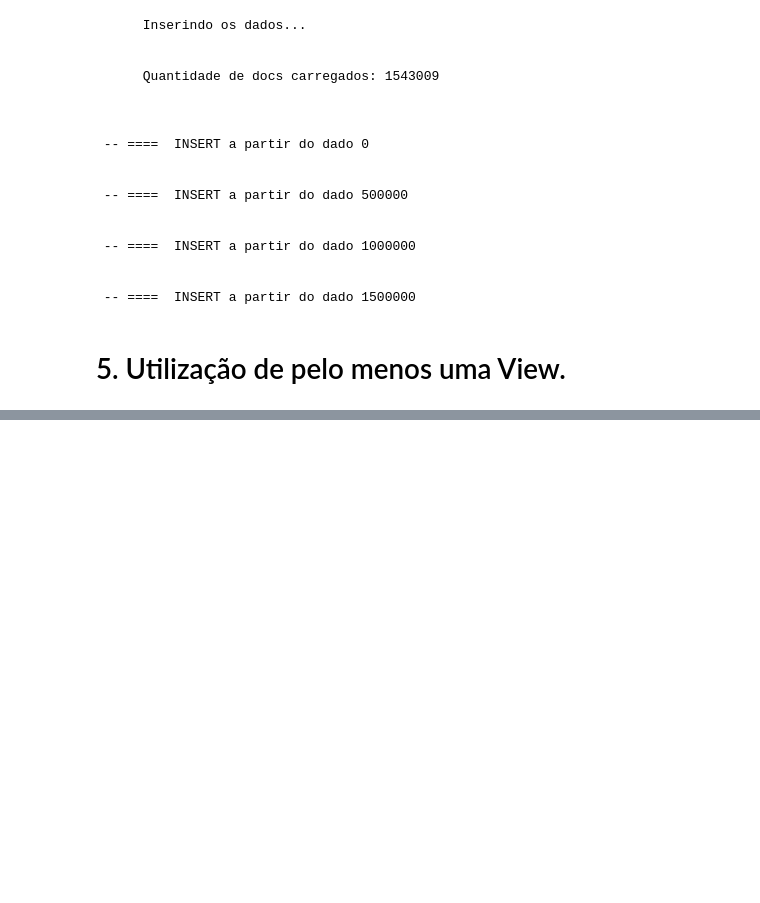
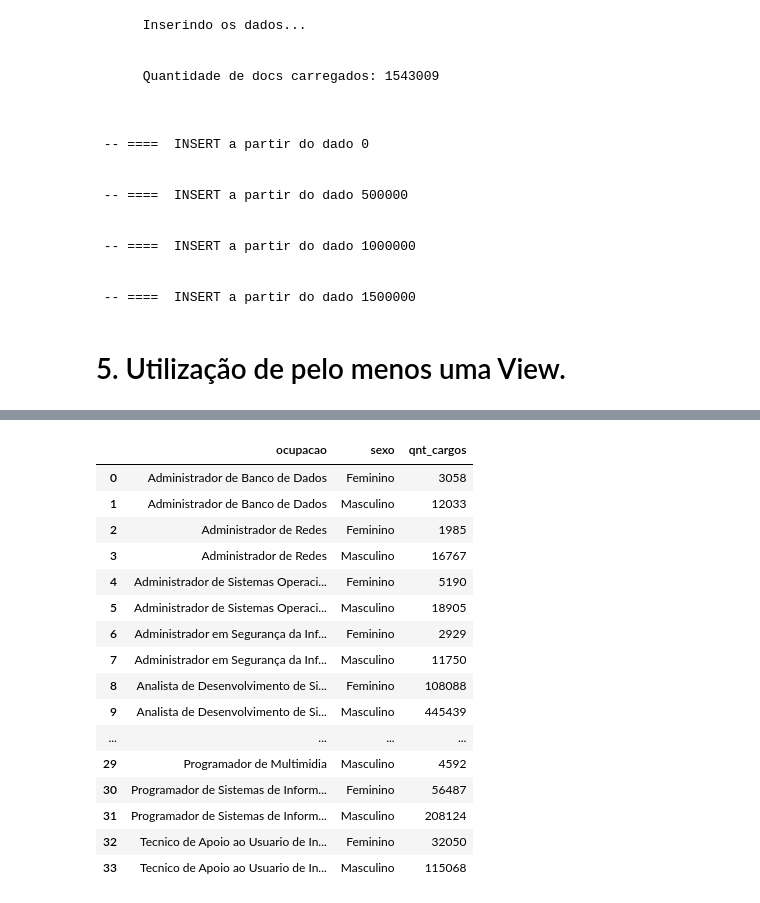
Before and after one commit to celiudos/unb_artigo_mineracao_dados, a Jupyter notebook: src/FBD/projeto_FBD.ipynb, the cells around one changed output, grey strips where cells are left out. Saved outputs shown, nothing was run; the diff lists cells and outputs as text; code cells hidden in the pictures; blank space fills up the shorter version.

Commit message:
feat: finalizada apresentação e projeto FBD

```diff
--- a/src/FBD/projeto_FBD.ipynb
+++ b/src/FBD/projeto_FBD.ipynb
@@ -47,3 +47,29 @@ ____
+# %%
+import mysql.connector
+import warnings
+import base64
+from base64 import b64decode
+from IPython.display import Image, display
+import pandas as pd
+
+# MERMAID: para visualização de Diagramas no Markdown
+def mm(graph, nome_img = "img_mm"):
+  graph = graph.replace("\n", " ")
+  graphbytes = graph.encode("ascii")
+  base64_bytes = base64.b64encode(graphbytes)
+  base64_string = base64_bytes.decode("ascii")
+  url_img = "https://mermaid.ink/img/" + base64_string
+  img_file = Image(url=url_img)
+  display(img_file)
+  # print(url_img)
+
+  # filename = f'./resultado_final/{nome_img}.png'
+
+# Ignorando Warnings do Python
+warnings.filterwarnings("ignore")
+
+# Conecção com o Banco de Dados
+cnx = mysql.connector.connect(user='root', password='root', database='projfbd')
 # %% [markdown]
 # 2. Modelo de dados Relacional
 # %% [markdown]
@@ -429,0 +632,28 @@ Conteúdo de: [querys_sql/CONSULTAS_COMPLEXAS.sql](querys_sql/CONSULTAS_COMPLEXA
+# %%
+pd.read_sql("""
+    SELECT
+        ocupacao,
+        sexo,
+        COUNT(id_ocupacao) as qnt_cargos
+    FROM `VW_EMPREGADO_FULL`
+    GROUP BY id_ocupacao, sexo
+    ORDER BY ocupacao, sexo;
+""", cnx)
+# %% [output]
+|  | ocupacao | sexo | qnt_cargos |
+| 0 | Administrador de Banco de Dados | Feminino | 3058 |
+| 1 | Administrador de Banco de Dados | Masculino | 12033 |
+| 2 | Administrador de Redes | Feminino | 1985 |
+| 3 | Administrador de Redes | Masculino | 16767 |
+| 4 | Administrador de Sistemas Operaci... | Feminino | 5190 |
+| 5 | Administrador de Sistemas Operaci... | Masculino | 18905 |
+| 6 | Administrador em Segurança da Inf... | Feminino | 2929 |
+| 7 | Administrador em Segurança da Inf... | Masculino | 11750 |
+| 8 | Analista de Desenvolvimento de Si... | Feminino | 108088 |
+| 9 | Analista de Desenvolvimento de Si... | Masculino | 445439 |
+| ... | ... | ... | ... |
+| 29 | Programador de Multimidia | Masculino | 4592 |
+| 30 | Programador de Sistemas de Inform... | Feminino | 56487 |
+| 31 | Programador de Sistemas de Inform... | Masculino | 208124 |
+| 32 | Tecnico de Apoio ao Usuario de In... | Feminino | 32050 |
+| 33 | Tecnico de Apoio ao Usuario de In... | Masculino | 115068 |
```
Also changed, not shown: parts of 40 cells of this notebook, 25 other files.
